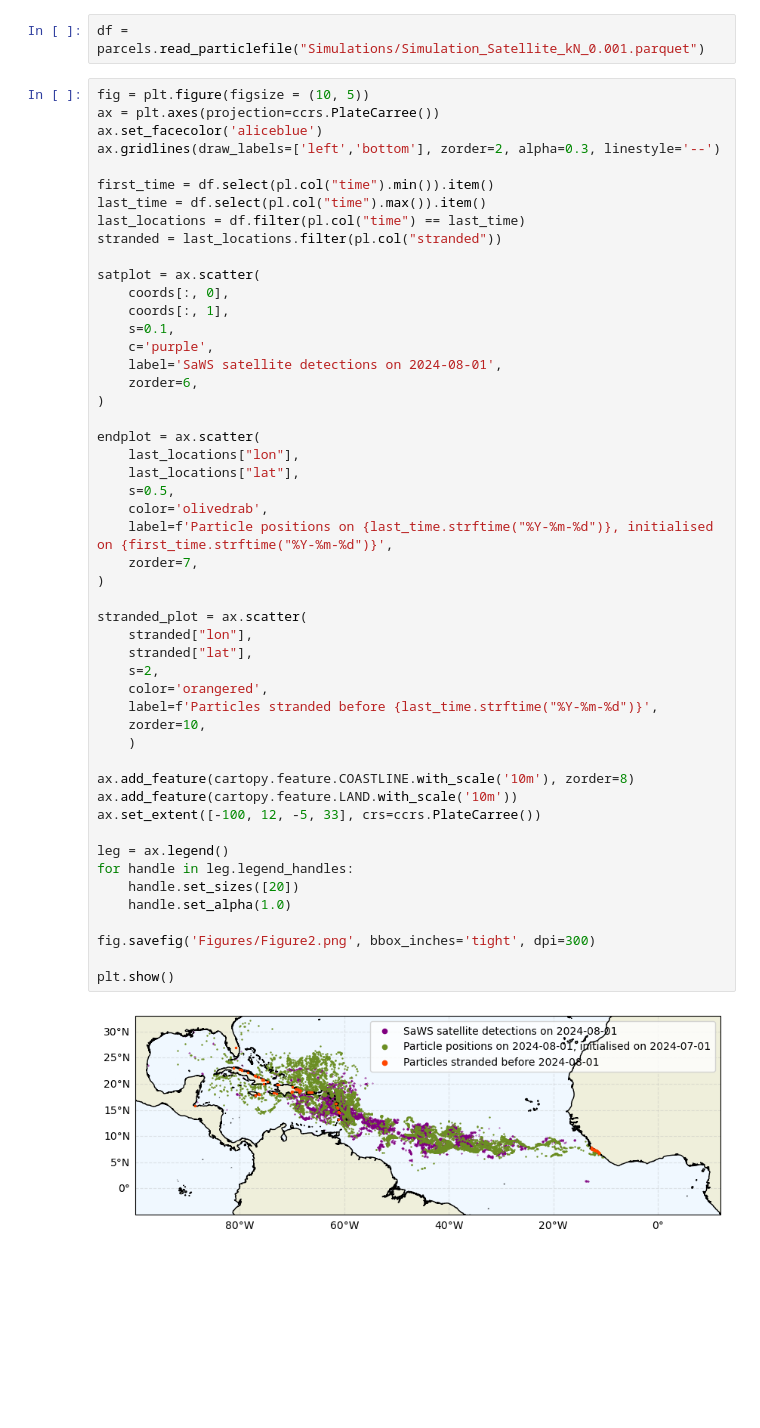
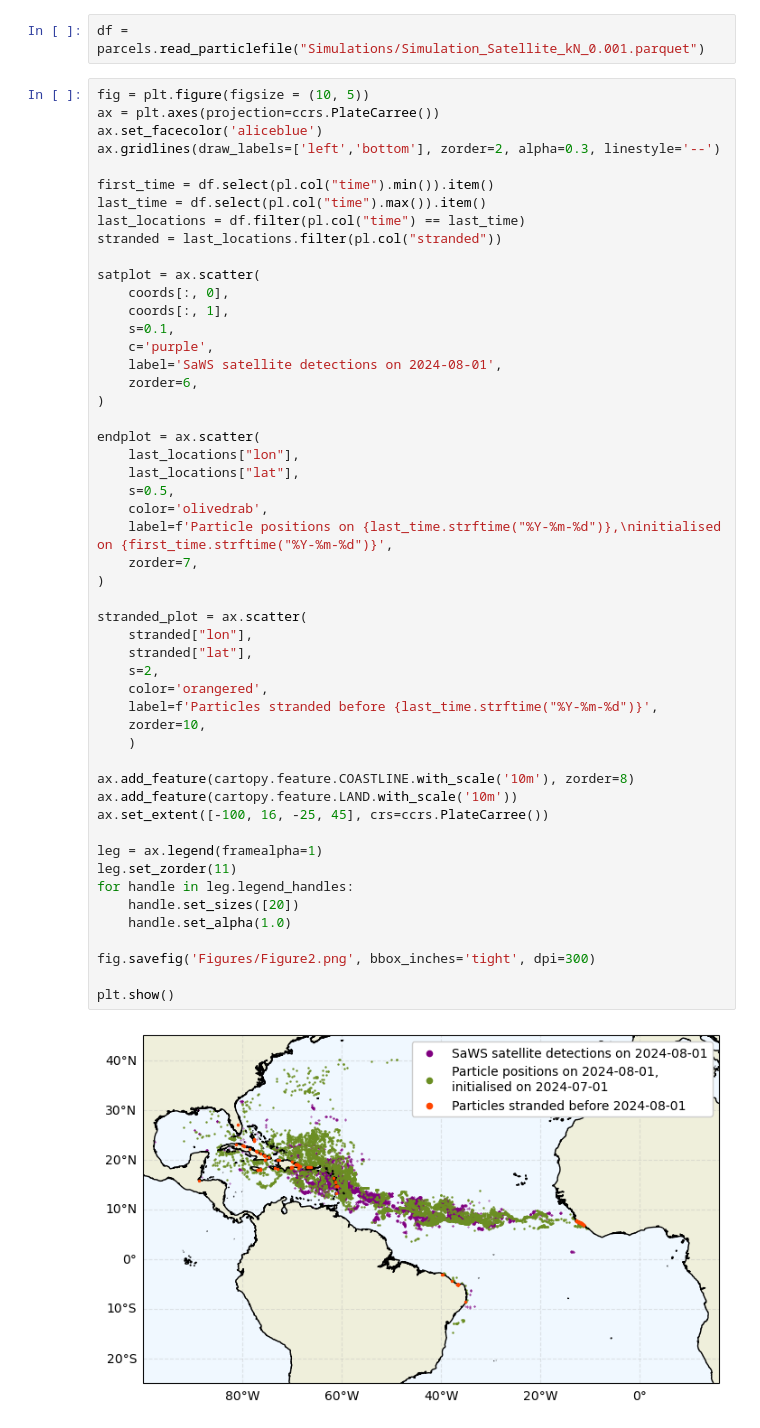
Before and after one commit to Parcels-code/Sargassum_growth_model, a Jupyter notebook: Manuscript_Figures/Figure2.ipynb, the cells around one changed output. Saved outputs shown, nothing was run; the diff lists cells and outputs as text; blank space fills up the shorter version.

Commit message:
Updating Figure 2 to full SaWS domain

```diff
--- a/Manuscript_Figures/Figure2.ipynb
+++ b/Manuscript_Figures/Figure2.ipynb
@@ -40,37 +40,38 @@ satplot = ax.scatter(
 )
 
 endplot = ax.scatter(
     last_locations["lon"],
     last_locations["lat"],
     s=0.5,
     color='olivedrab',
-    label=f'Particle positions on {last_time.strftime("%Y-%m-%d")}, initialised on {first_time.strftime("%Y-%m-%d")}',
+    label=f'Particle positions on {last_time.strftime("%Y-%m-%d")},\ninitialised on {first_time.strftime("%Y-%m-%d")}',
     zorder=7,
 )
 
 stranded_plot = ax.scatter(
     stranded["lon"],
     stranded["lat"],
     s=2,
     color='orangered',
     label=f'Particles stranded before {last_time.strftime("%Y-%m-%d")}',
     zorder=10,
     )
 
 ax.add_feature(cartopy.feature.COASTLINE.with_scale('10m'), zorder=8)
 ax.add_feature(cartopy.feature.LAND.with_scale('10m'))
-ax.set_extent([-100, 12, -5, 33], crs=ccrs.PlateCarree())
+ax.set_extent([-100, 16, -25, 45], crs=ccrs.PlateCarree())
 
-leg = ax.legend()
+leg = ax.legend(framealpha=1)
+leg.set_zorder(11)
 for handle in leg.legend_handles:
     handle.set_sizes([20])
     handle.set_alpha(1.0)
 
 fig.savefig('Figures/Figure2.png', bbox_inches='tight', dpi=300)
 
 plt.show()
 # %% [output]
-[figure, old version]
+[figure, new version]
 # %%
 print(f"Percentage of particles that stranded: {stranded.shape[0] / last_locations.shape[0] * 100:.2f}%")
 # %% [output]
```
Also changed, not shown: parts of 1 cell of this notebook, 1 other file.
